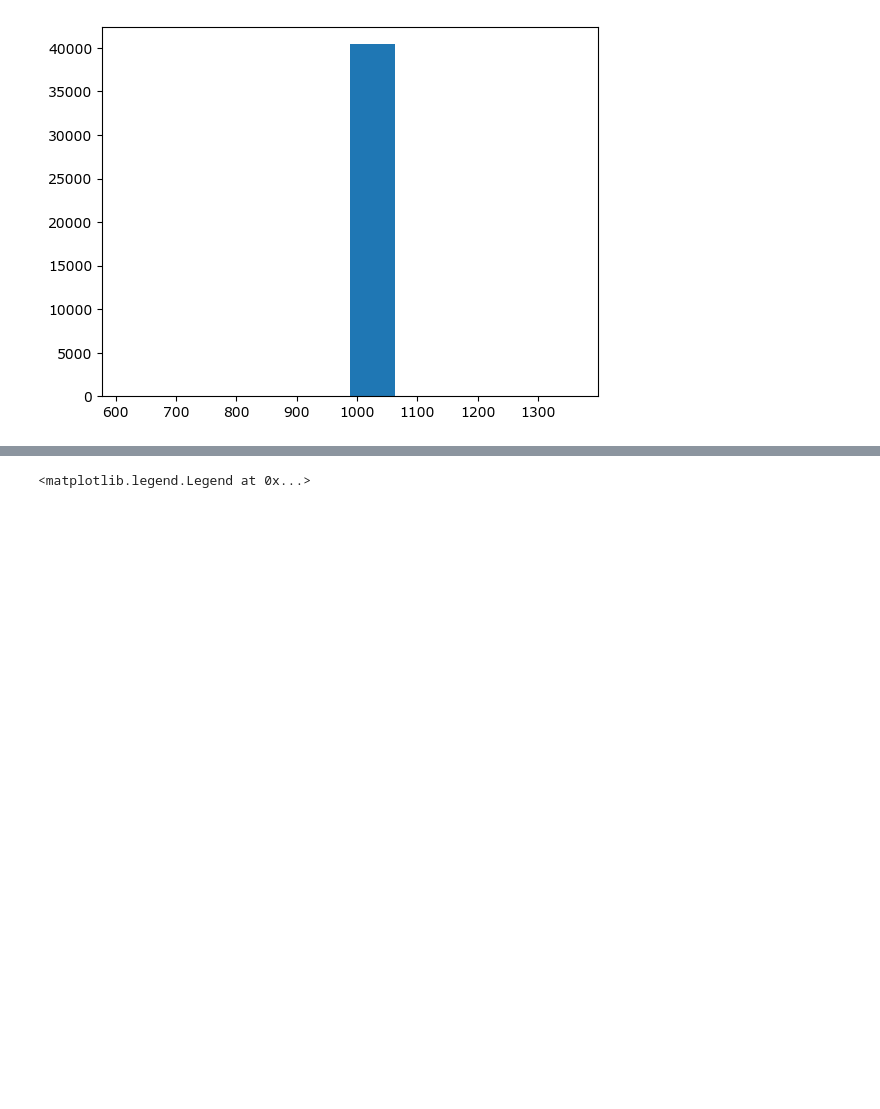
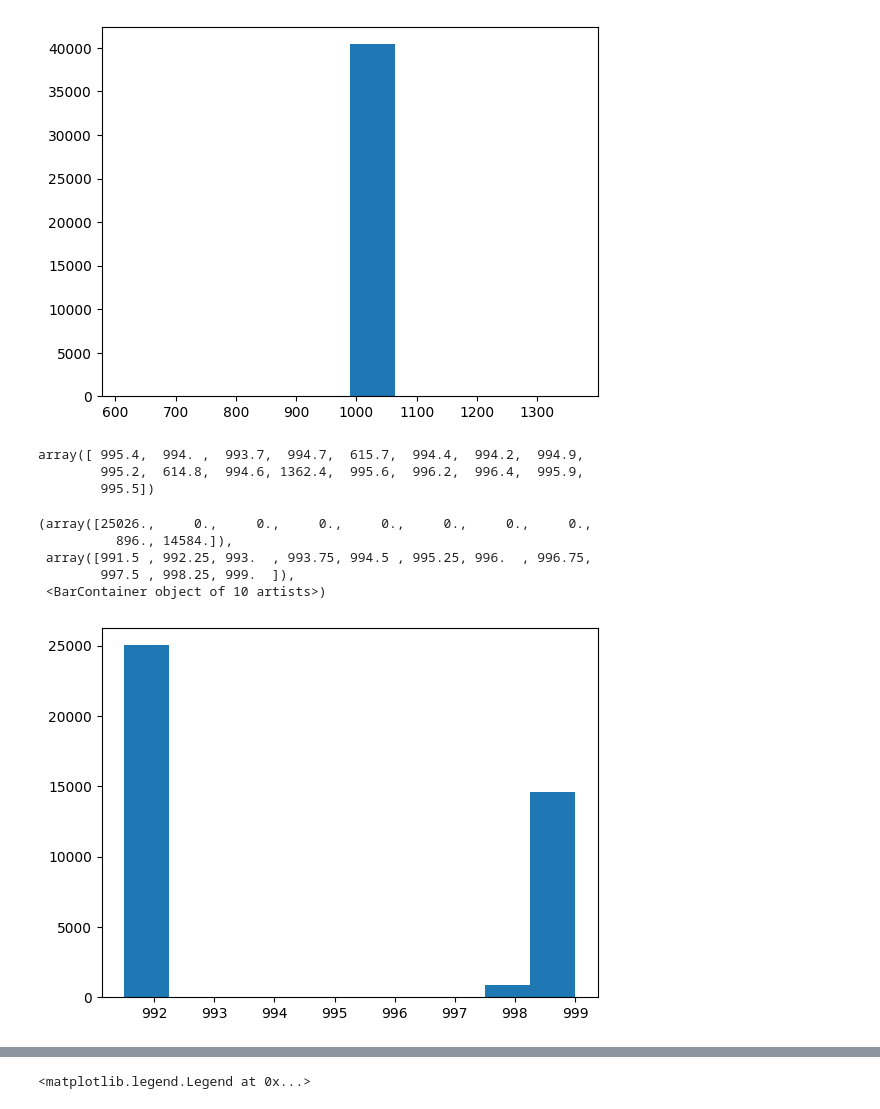
Before and after one commit to moool01/LGAIMERS5th, a Jupyter notebook: EDA.ipynb, the cells around one changed output, grey strips where cells are left out. Drawn from its saved outputs; the diff is of its cells as text; code cells hidden in the pictures; blank space fills up the shorter version.

```diff
--- a/EDA.ipynb
+++ b/EDA.ipynb
@@ -66,5 +70,22 @@ plt.hist(sumx)
         1138.12, 1212.88, 1287.64, 1362.4 ]),
  <BarContainer object of 10 artists>)
 [figure]
+# %%
+sumx.unique()
+# %% [output]
+array([ 995.4,  994. ,  993.7,  994.7,  615.7,  994.4,  994.2,  994.9,
+        995.2,  614.8,  994.6, 1362.4,  995.6,  996.2,  996.4,  995.9,
+        995.5])
+# %%
+# Fill2의 경우 더한 값이 2개의 피크로 나타남을 확인
+sumx=df["HEAD NORMAL COORDINATE X AXIS(Stage1) Collect Result_Fill2"]+df["HEAD NORMAL COORDINATE X AXIS(Stage3) Collect Result_Fill2"]
+plt.hist(sumx)
+# %% [output]
+(array([25026.,     0.,     0.,     0.,     0.,     0.,     0.,     0.,
+          896., 14584.]),
+ array([991.5 , 992.25, 993.  , 993.75, 994.5 , 995.25, 996.  , 996.75,
+        997.5 , 998.25, 999.  ]),
+ <BarContainer object of 10 artists>)
+[figure, added]
 # %% [markdown]
 방출 속력과 시간을 통해 부피 계산
```
Also changed, not shown: parts of 7 cells of this notebook.
